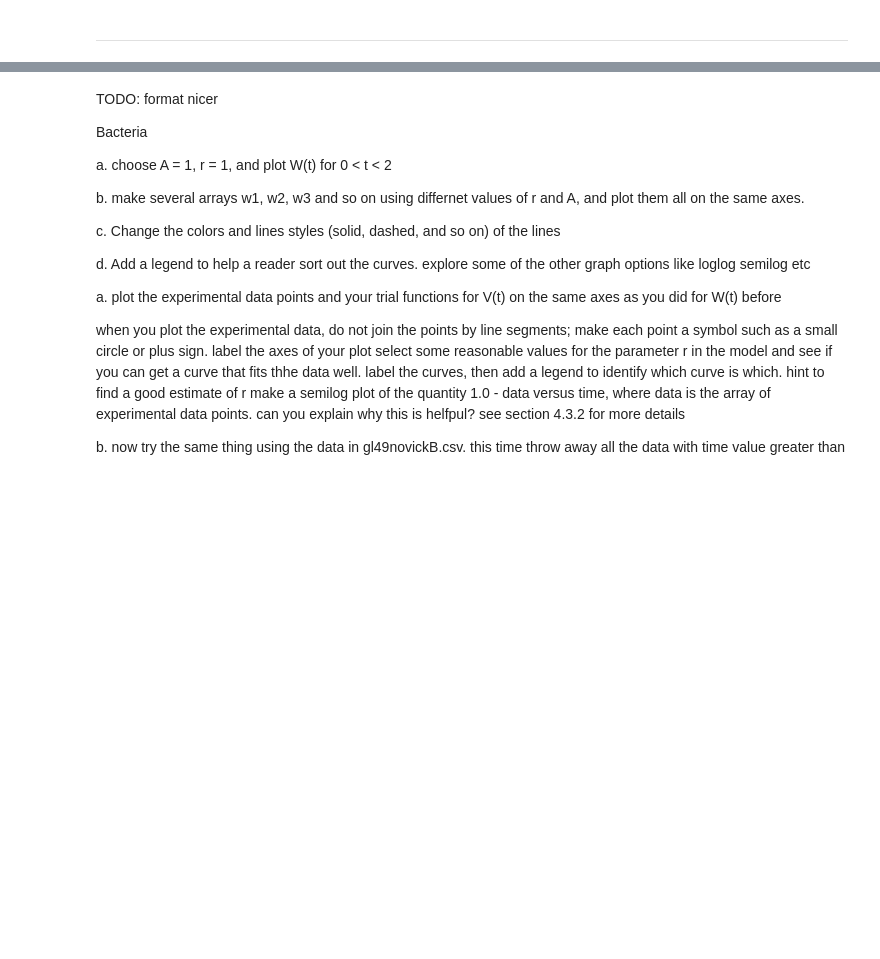
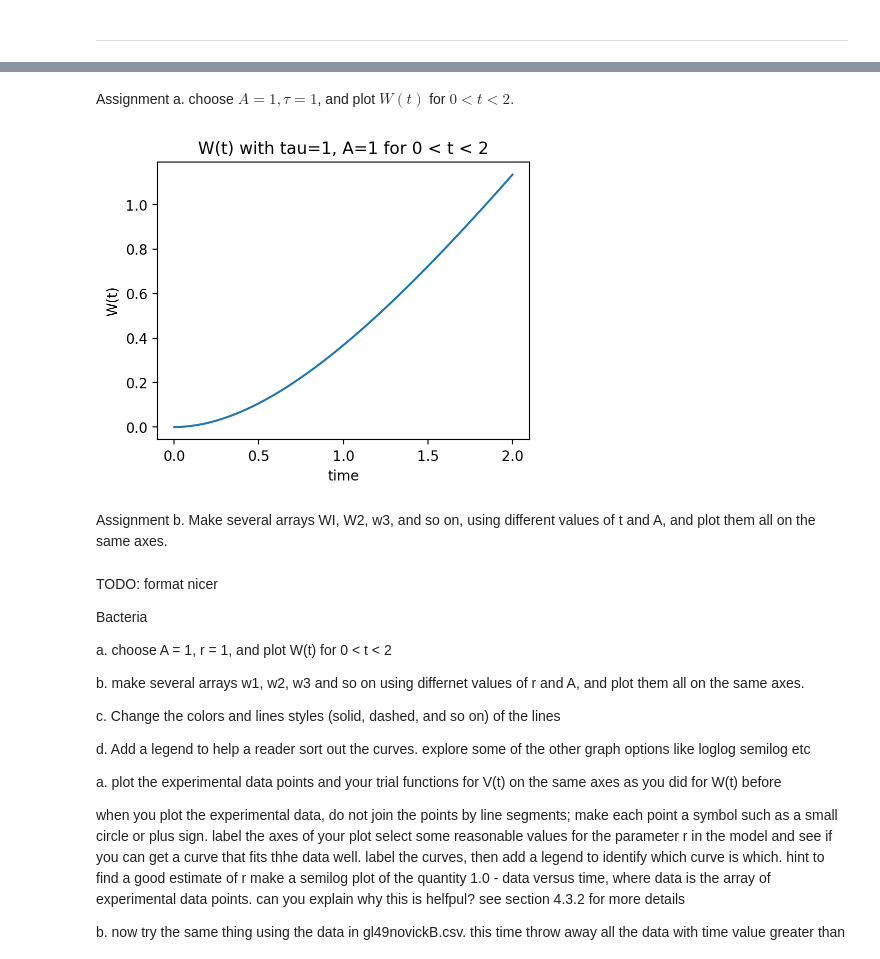
Before and after one commit to e-d-p-9/Physical-Modeling-with-Python, a Jupyter notebook: Ch5/HIV_Bacteria_Computer_Lab.ipynb, the cells around one changed output, grey strips where cells are left out. Drawn from its saved outputs; the diff is of its cells as text; code cells hidden in the pictures; blank space fills up the shorter version.

Commit message:
5.2.1 assignment A

```diff
--- a/Ch5/HIV_Bacteria_Computer_Lab.ipynb
+++ b/Ch5/HIV_Bacteria_Computer_Lab.ipynb
@@ -292,3 +304,22 @@ Alpha inverse is 2.2 compared to 10 years for the latency period of HIV, but im
+# %% [markdown]
+Assignment a. choose $A=1, \tau=1$, and plot $W(t)$ for $0 < t < 2$.
+# %%
+def w(t, A, tau):
+    return A * (np.exp(-t/tau) - 1 + (t/tau))
+# %%
+A=1
+tau=1
+t = np.arange(0.001, 2, 0.001)
+w_t = w(t, A, tau)
+plt.plot(t, w_t)
+plt.xlabel("time")
+plt.ylabel("W(t)")
+plt.title("W(t) with tau=1, A=1 for 0 < t < 2")
+plt.show()
+# %% [output]
+[figure, added]
+# %% [markdown]
+Assignment b.  Make several arrays WI, W2, w3, and so on, using different values of t and A, and plot them all on the same axes.
 # %% [markdown]
 
 
```
Also changed, not shown: parts of 14 cells of this notebook.
